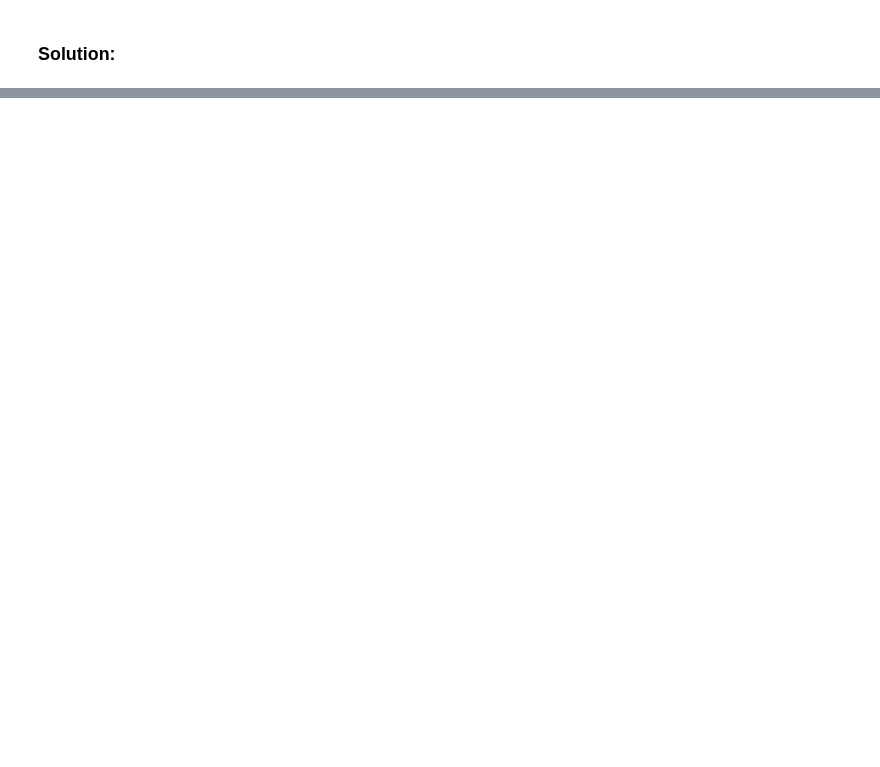
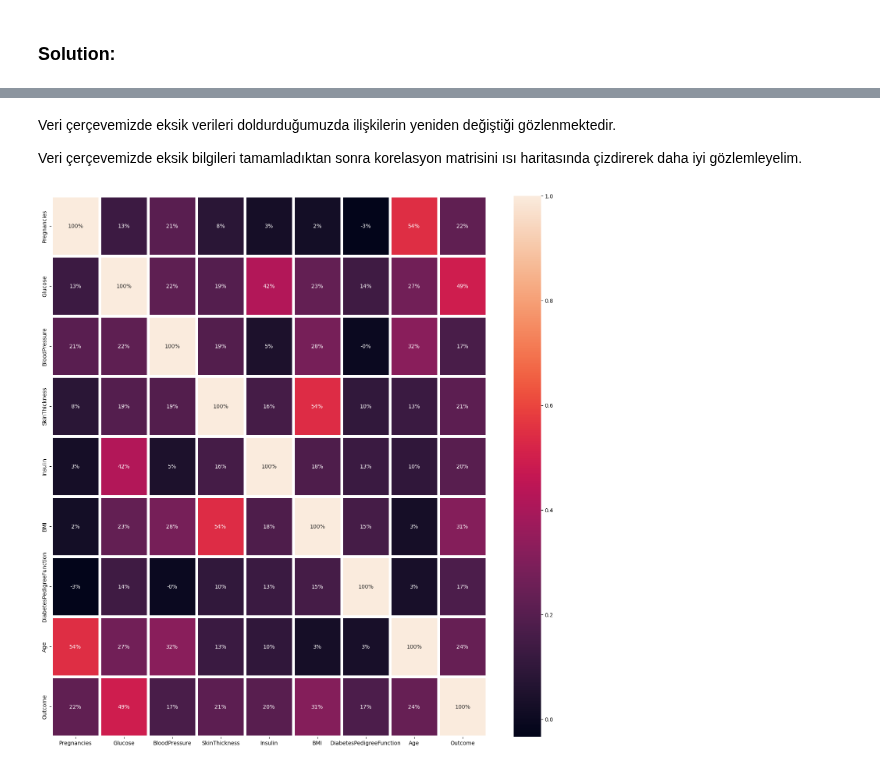
Before and after one commit to SeherKumsar/Ada-Lovelace-Veri-Bilimi-Akademisi, a Jupyter notebook: exercises/week-3-exercise.ipynb, the cells around one changed output, grey strips where cells are left out. Saved outputs shown, nothing was run; the diff lists cells and outputs as text; code cells hidden in the pictures; blank space fills up the shorter version.

Commit message:
week-3-exercise-solution

```diff
--- a/exercises/week-3-exercise.ipynb
+++ b/exercises/week-3-exercise.ipynb
@@ -38,0 +58,3 @@
+# %%
+base_url = "../data/week-3-kaggle-data/"
+dataset_url = base_url + "diabetes.csv"
@@ -38,0 +63,2 @@
+# %%
+df = pd.read_csv(dataset_url)
@@ -38,0 +164,3 @@
+# %%
+df_yeni=df.copy(deep=True)
+df_yeni[['Glucose','BloodPressure','SkinThickness','Insulin','BMI']] = df_yeni[['Glucose','BloodPressure','SkinThickness','Insulin','BMI']].replace(0,np.NaN)
@@ -38,0 +241,6 @@
+# %%
+df_yeni['Glucose'].fillna(df_yeni['Glucose'].median(), inplace = True)
+df_yeni['BloodPressure'].fillna(df_yeni['BloodPressure'].median(), inplace = True)
+df_yeni['SkinThickness'].fillna(df_yeni['SkinThickness'].median(), inplace = True)
+df_yeni['Insulin'].fillna(df_yeni['Insulin'].median(), inplace = True)
+df_yeni['BMI'].fillna(df_yeni['BMI'].median(), inplace = True)
@@ -38,0 +294,10 @@
+# %% [markdown]
+Veri çerçevemizde eksik verileri doldurduğumuzda ilişkilerin yeniden değiştiği gözlenmektedir.
+
+Veri çerçevemizde eksik bilgileri tamamladıktan sonra korelasyon matrisini ısı haritasında çizdirerek daha iyi gözlemleyelim.
+# %%
+f,ax=plt.subplots(figsize=(18,18))
+sns.heatmap(df_yeni.corr(),annot=True,linewidths=5,fmt='.0%',ax=ax)
+plt.show()
+# %% [output]
+[figure, added]
```
Also changed, not shown: parts of 64 cells of this notebook, 2 other files.
